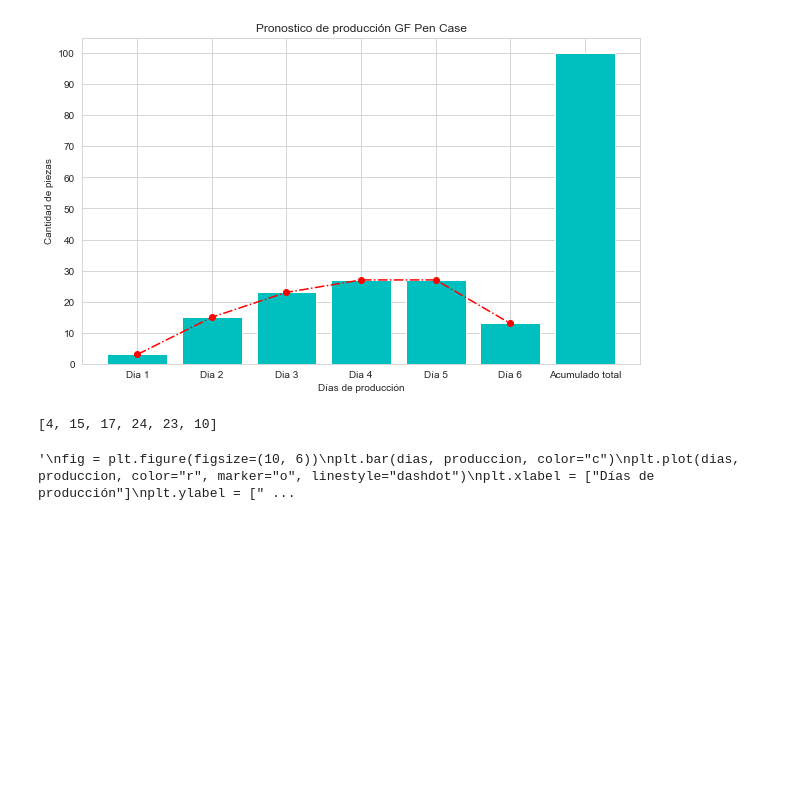
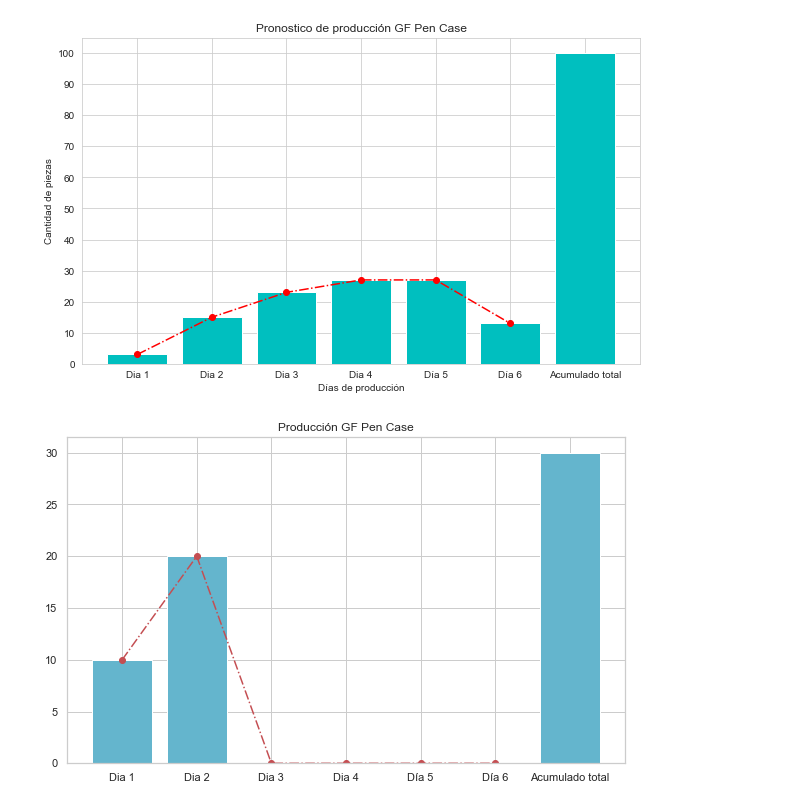
Before and after one commit to HiramTorres/OMM_DATA, a Jupyter notebook: Mejora Continua/GFPenCase.ipynb, the cells around one changed output. Cells and saved outputs as stored; diff of their text form; code cells hidden in the pictures; blank space fills up the shorter version.

```diff
--- a/Mejora Continua/Pronostico.ipynb
+++ b/Mejora Continua/GFPenCase.ipynb
@@ -22,34 +22,35 @@ plt.show()
 # %%
 import matplotlib.pyplot as plt
 import seaborn as sns
 sns.set_theme(style="whitegrid")
 
 dias = ["Dia 1", "Dia 2", "Dia 3", "Dia 4", "Día 5", "Día 6"]
 produccion = [
     int(input("Ingrese la producción del día 1: ")),
     int(input("Ingrese la producción del día 2: ")),
     int(input("Ingrese la producción del día 3: ")),
     int(input("Ingrese la producción del día 4: ")),
     int(input("Ingrese la producción del día 5: ")),
     int(input("Ingrese la producción del día 6: ")),
     ]
-accunt = for i in produccion:
-        x = produccion[0]
-        y = produccion[1]
-        z = produccion[2]
-        w = produccion[3]
-        t = produccion[4]
-        u = produccion[5]
 
+x = produccion[0]
+y = produccion[1]
+z = produccion[2]
+w = produccion[3]
+t = produccion[4]
+u = produccion[5]
+sum = (x + y + z + w + t + u)
 
 fig = plt.figure(figsize=(10, 6))
 plt.bar(dias, produccion, color="c")
 plt.plot(dias, produccion, color="r", marker="o", linestyle="dashdot")
+plt.bar("Acumulado total",sum, color="c")
 plt.xlabel = ["Días de producción"]
 plt.ylabel = ["Cantidad de piezas"]
 plt.title("Producción GF Pen Case")
+plt.show()
 # %% [output]
-[4, 15, 17, 24, 23, 10]
-'\nfig = plt.figure(figsize=(10, 6))\nplt.bar(dias, produccion, color="c")\nplt.plot(dias, produccion, color="r", marker="o", linestyle="dashdot")\nplt.xlabel = ["Días de producción"]\nplt.ylabel = [" ...
+[figure, added]
 # %%
 # %% [output]
```
Also changed, not shown: parts of 1 cell of this notebook, 1 other file.
